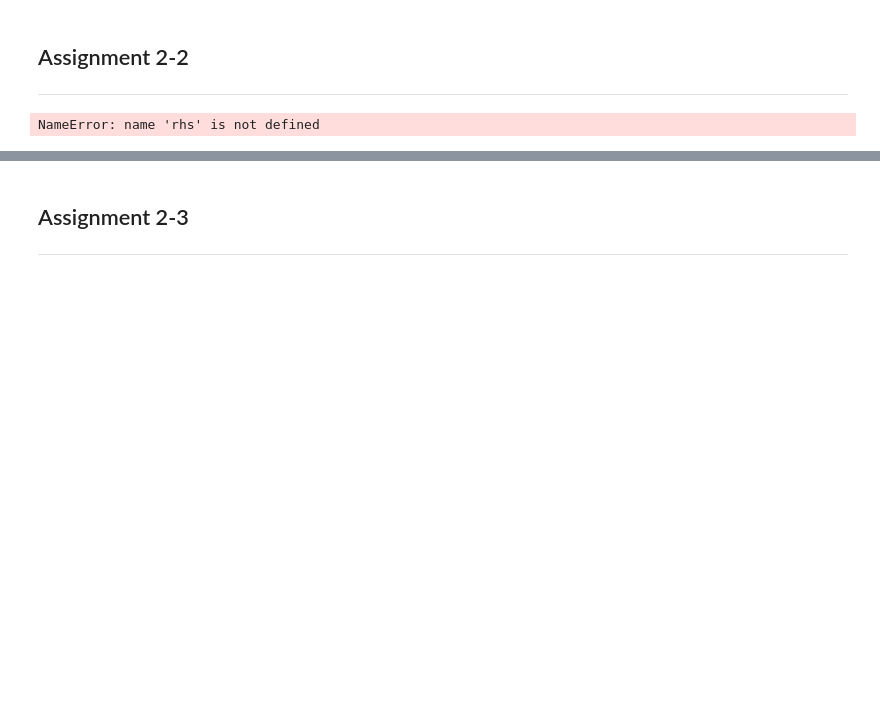
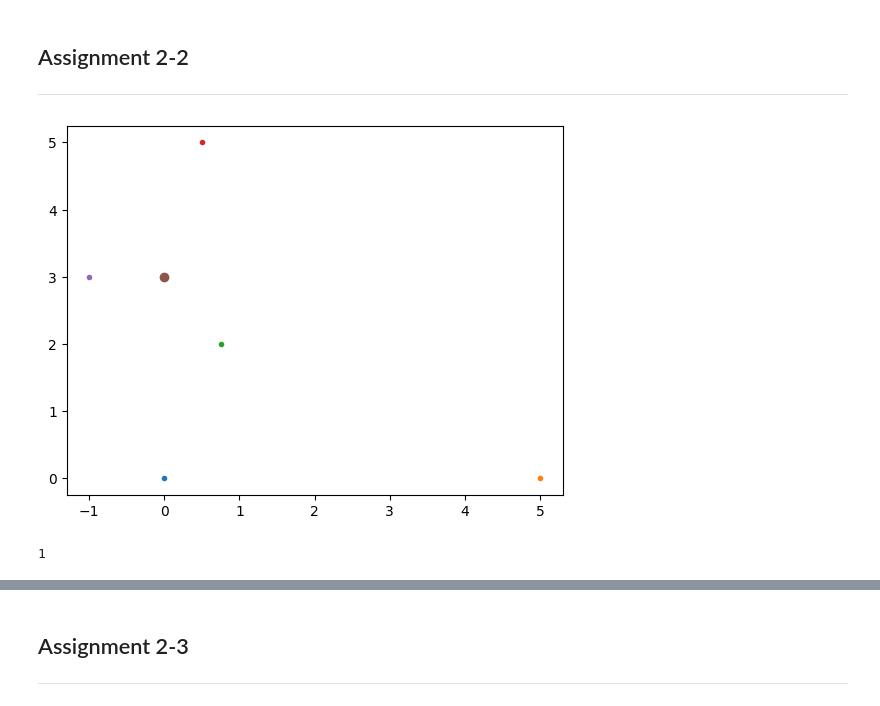
Before and after one commit to mtscott/cs584, a Jupyter notebook: hw2.ipynb, the cells around one changed output, grey strips where cells are left out. Drawn from its saved outputs; the diff is of its cells as text; code cells hidden in the pictures; blank space fills up the shorter version.

```diff
--- a/hw2.ipynb
+++ b/hw2.ipynb
@@ -145,9 +145,3 @@ def numCount(q,points):
         return 1    # Odd number of hits, means q in Poly
     else:
         return 0    # Even number of hits means q not in Poly
-# %%
-points = [p5,p4,p3,p2,p1]
-
-numCount(q, points)
-# %% [output]
-NameError: name 'rhs' is not defined
@@ -153,0 +174,20 @@ NameError: name 'rhs' is not defined
+# %%
+p1 = Point(0,0)
+p2 = Point(5,0)
+p3 = Point(0.75,2)
+p4 = Point(0.5,5)
+p5 = Point(-1,3)
+
+q = Point(0,3)
+
+
+plt.plot(p1.x,p1.y, '.', p2.x,p2.y, '.', p3.x,p3.y, '.', p4.x,p4.y, '.', p5.x,p5.y, '.')
+plt.plot(q.x, q.y, 'o')
+plt.show()
+
+points = [p1,p2,p3,p4,p5]
+
+print(numCount(q, points))
+# %% [output]
+[figure, added]
+1
```
Also changed, not shown: parts of 5 cells of this notebook.
